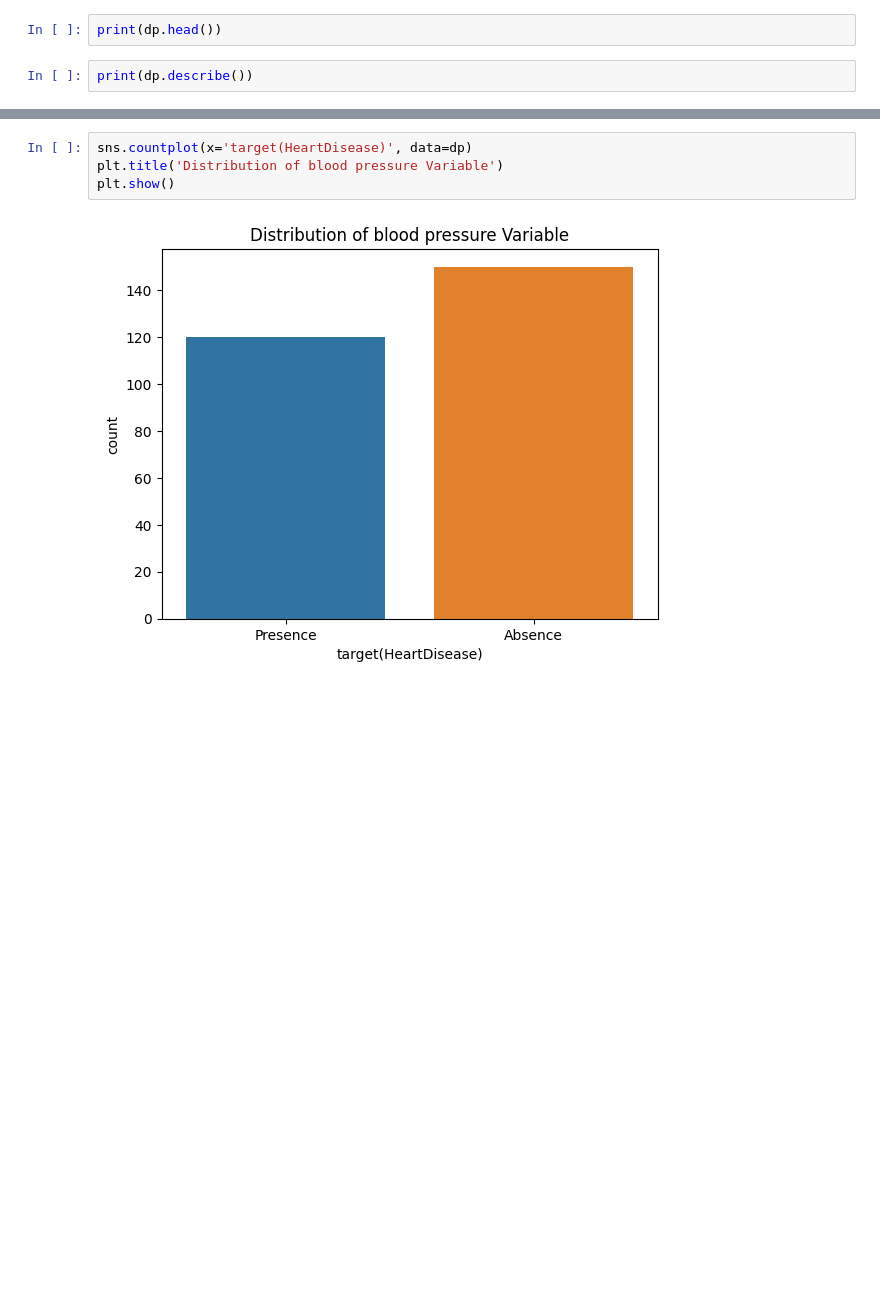
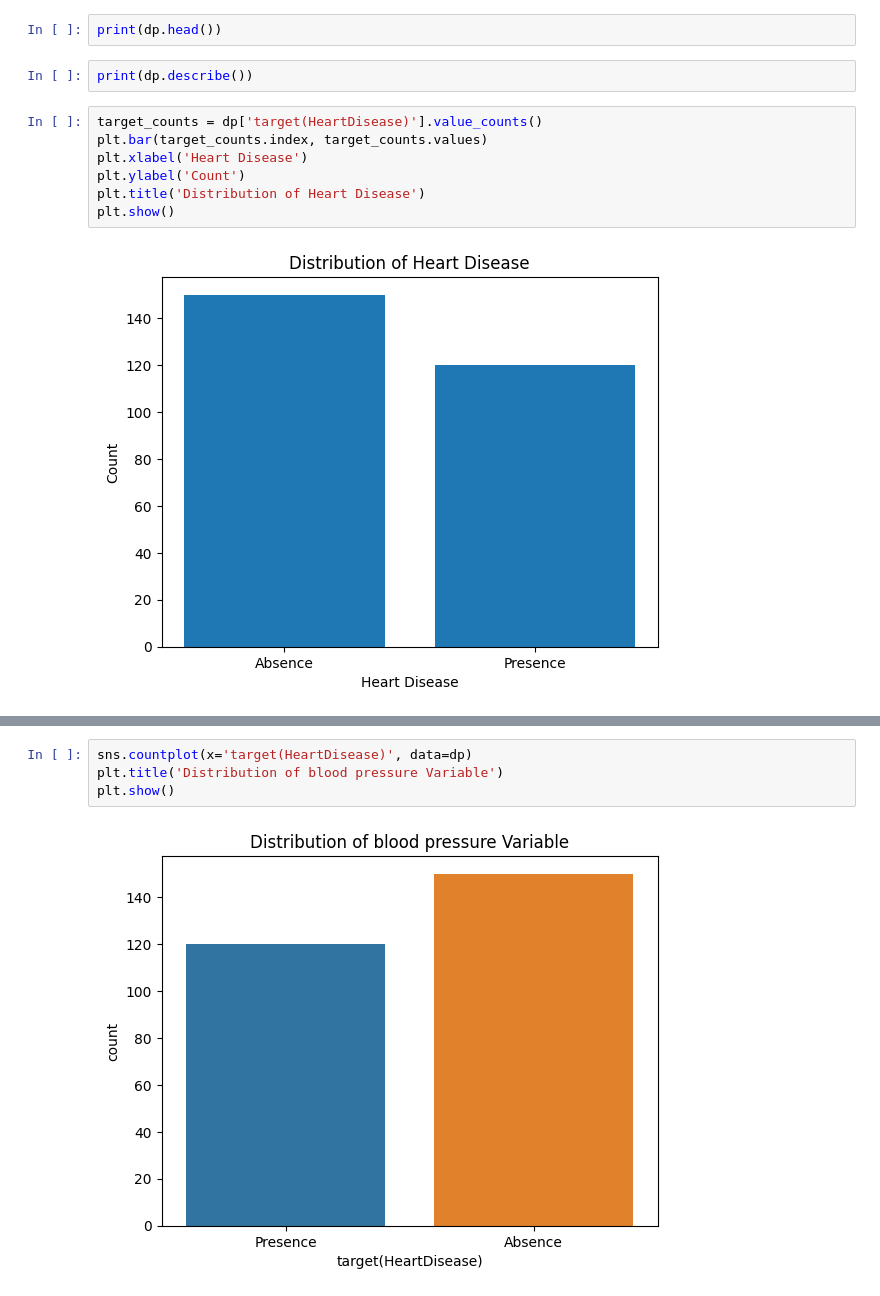
Before and after one commit to Codefedy/Heart-Disease-Predictive-Model, a Jupyter notebook: Untitled11.ipynb, the cells around one changed output, grey strips where cells are left out. Drawn from its saved outputs; the diff is of its cells as text; blank space fills up the shorter version.

```diff
--- a/Untitled11.ipynb
+++ b/Untitled11.ipynb
@@ -152,3 +152,12 @@ print(dp.shape)
 print(dp.head())
 # %%
 print(dp.describe())
+# %%
+target_counts = dp['target(HeartDisease)'].value_counts()
+plt.bar(target_counts.index, target_counts.values)
+plt.xlabel('Heart Disease')
+plt.ylabel('Count')
+plt.title('Distribution of Heart Disease')
+plt.show()
+# %% [output]
+[figure, added]
```
Also changed, not shown: parts of 6 cells of this notebook.
